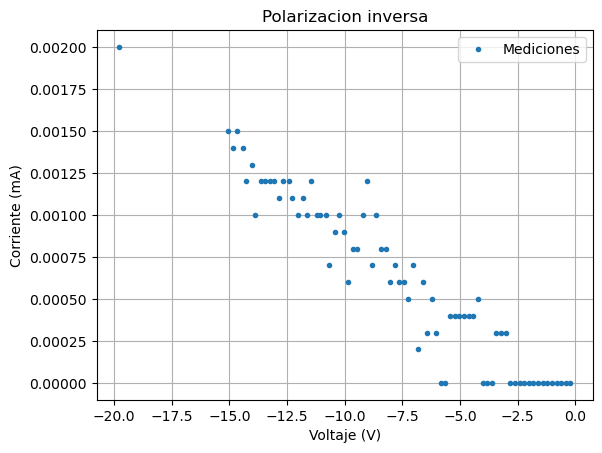
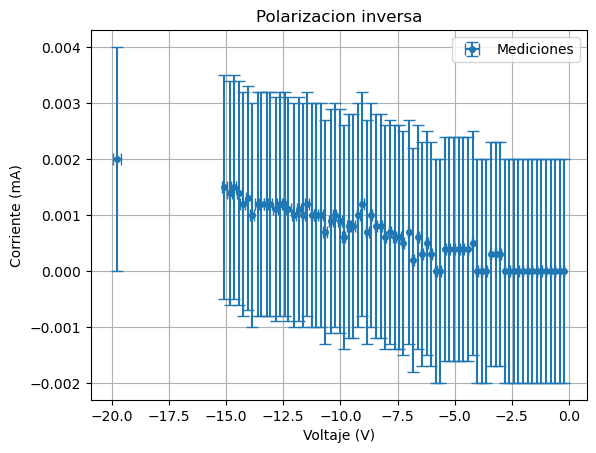
The notebook cell's code change between the first figure and the second:
--- before
+++ after
@@ -1,3 +1,4 @@
-plt.plot(Vd_inv,Id_inv,'.',label='Mediciones')
+#plt.plot(Vd_inv,Id_inv,'.',label='Mediciones')
+plt.errorbar(Vd_inv,Id_inv,label='Mediciones', xerr=errorX2, yerr=errorY2, marker='o', markersize=4, linestyle = '', capsize=4)
 plt.title('Polarizacion inversa')
 plt.xlabel('Voltaje (V)'), plt.ylabel('Corriente (mA)')

Commit: 30/6